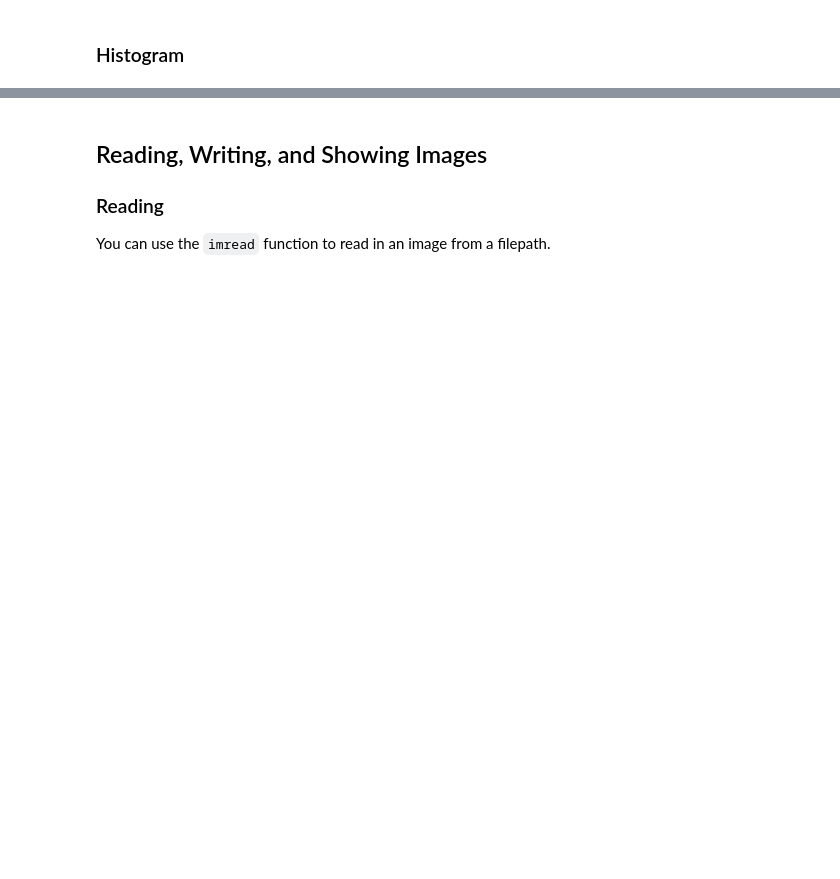
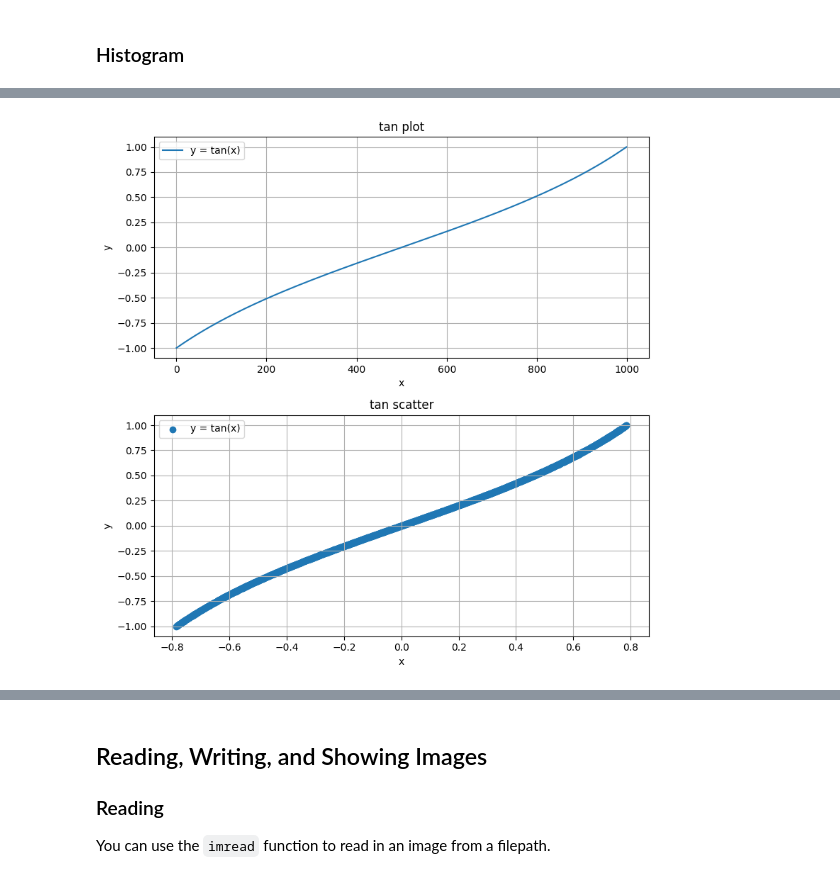
Before and after one commit to AmitosForever/Deep-Learning-Course, a Jupyter notebook: HW0/ece046211_hw0_machine_learning_recap_students.ipynb, the cells around one changed output, grey strips where cells are left out. Cells and saved outputs as stored; diff of their text form; code cells hidden in the pictures; blank space fills up the shorter version.

```diff
--- a/HW0/ece046211_hw0_machine_learning_recap_students.ipynb
+++ b/HW0/ece046211_hw0_machine_learning_recap_students.ipynb
@@ -655,3 +664,27 @@ Your Code Here
+# %%
+x = np.linspace(-np.pi/4, np.pi/4, 1000)
+y = np.tan(x)
+
+fig = plt.figure(figsize=(8, 8)) # create a figure, just like in matlab
+ax1 = fig.add_subplot(2, 1 ,1) # create a subplot of certain size
+ax1.plot(y, label="y = tan(x)")
+ax1.set_xlabel('x')
+ax1.set_ylabel("y")
+ax1.set_title("tan plot")
+ax1.grid()
+ax1.legend()
+
+ax2 = fig.add_subplot(2, 1 ,2) # create a subplot of certain size
+ax2.scatter(x, y, label="y = tan(x)")
+ax2.set_xlabel('x')
+ax2.set_ylabel("y")
+ax2.set_title("tan scatter")
+ax2.grid()
+ax2.legend()
+
+plt.tight_layout()
+# %% [output]
+[figure, added]
 # %% [markdown]
 ## <img src="https://opencv.org/wp-content/uploads/2020/07/OpenCV_logo_black-2.png" style="height:50px;display:inline"> OpenCV
 ---
```
Also changed, not shown: parts of 9 cells of this notebook.
